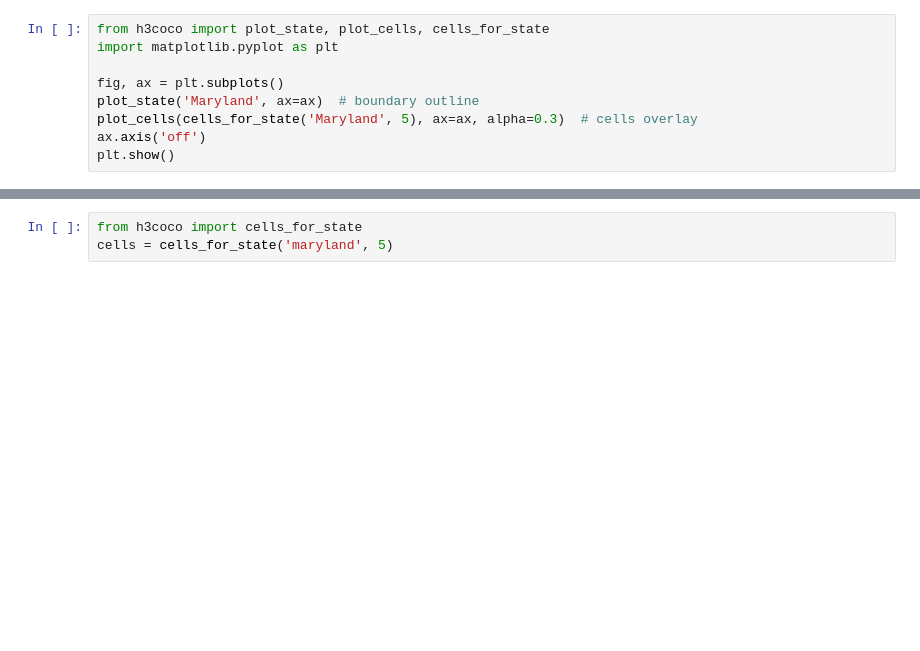
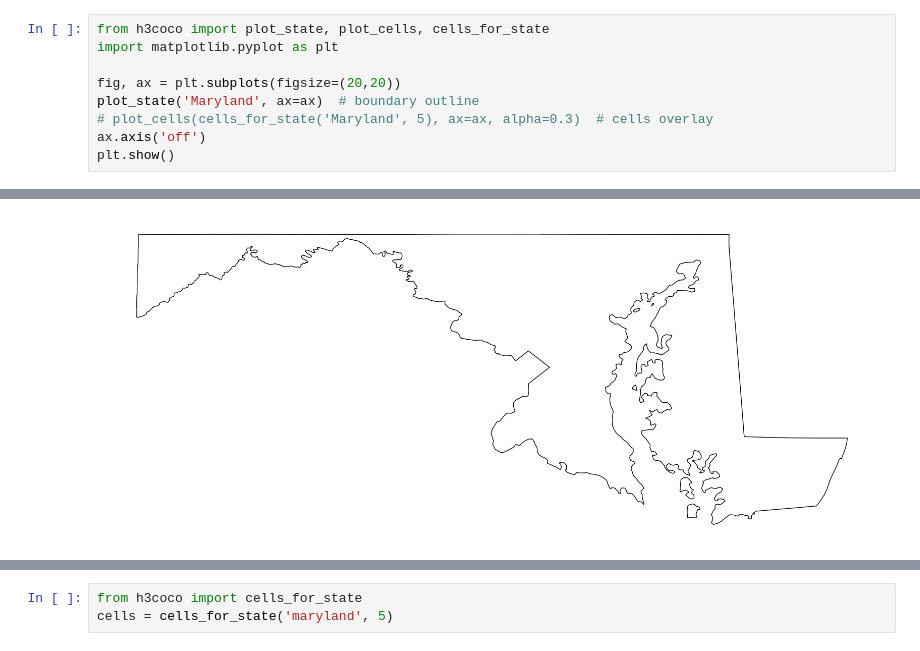
Before and after one commit to ajfriend/h3coco, a Jupyter notebook: notebooks/example.ipynb, the cells around one changed output, grey strips where cells are left out. Cells and saved outputs as stored; diff of their text form; blank space fills up the shorter version.

```diff
--- a/notebooks/example.ipynb
+++ b/notebooks/example.ipynb
@@ -2,9 +2,9 @@
 from h3coco import plot_state, plot_cells, cells_for_state
 import matplotlib.pyplot as plt
 
-fig, ax = plt.subplots()
+fig, ax = plt.subplots(figsize=(20,20))
 plot_state('Maryland', ax=ax)  # boundary outline
-plot_cells(cells_for_state('Maryland', 5), ax=ax, alpha=0.3)  # cells overlay
+# plot_cells(cells_for_state('Maryland', 5), ax=ax, alpha=0.3)  # cells overlay
 ax.axis('off')
 plt.show()
 # %% [output]
@@ -12,3 +11,4 @@ ImportError: cannot import name 'plot_state' from 'h3coco' (/Users/aj/work/2026-
+[figure, added]
 # %%
 from h3coco import cells_for_state, plot_cells
 import matplotlib.pyplot as plt
```
Also changed, not shown: parts of 2 cells of this notebook, 2 other files.
